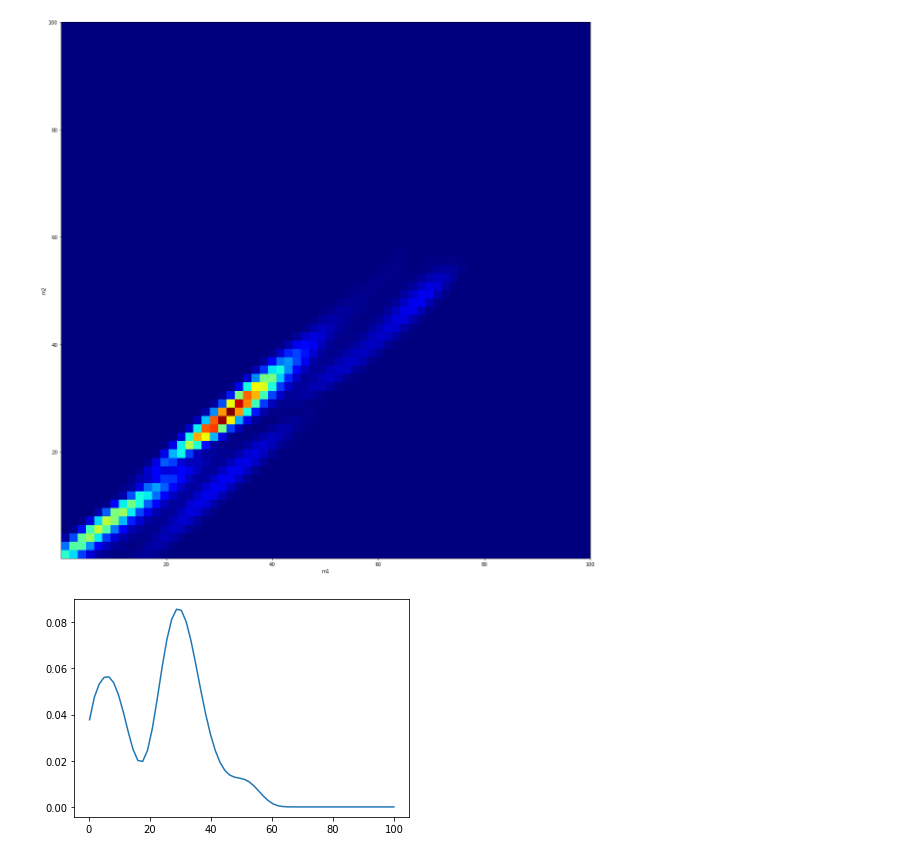
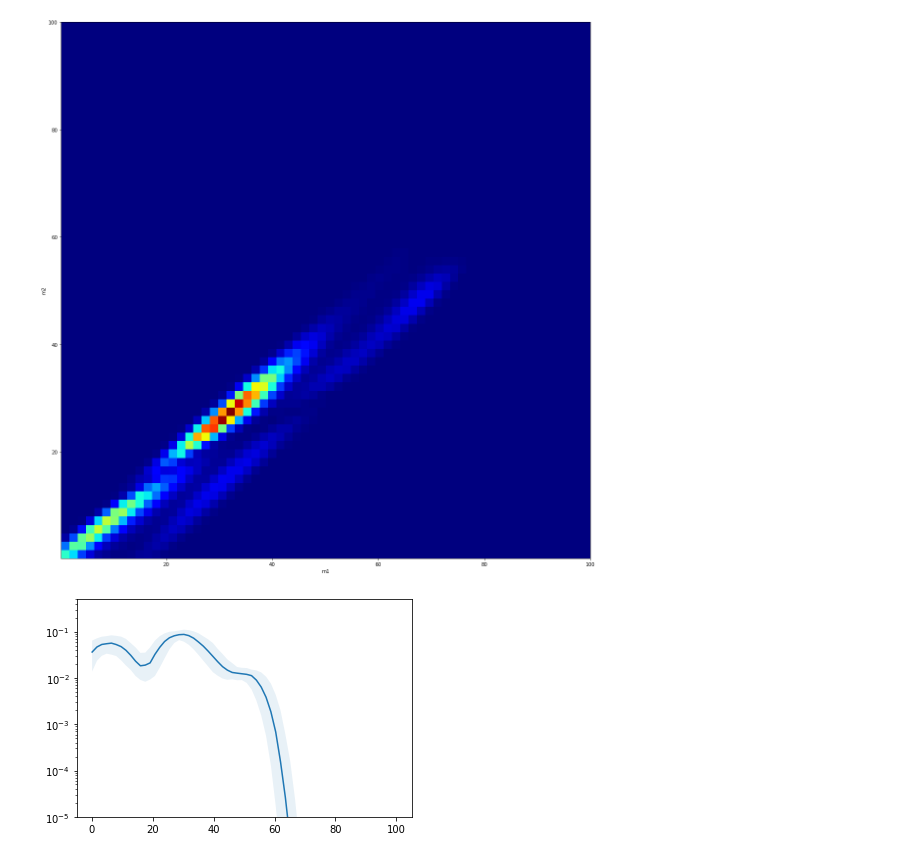
Before and after one commit to DavidRuhe/gw, a Jupyter notebook: src/VI-BNN.ipynb, the cells around one changed output. Cells and saved outputs as stored; diff of their text form; code cells hidden in the pictures.

```diff
--- a/src/VI-BNN.ipynb
+++ b/src/VI-BNN.ipynb
@@ -85,17 +85,22 @@ probs = [model.log_prob(input).exp().view(*resolutions) for _ in range(128)]
 probs = torch.stack(probs)
 # %%
 m1 = probs.sum(dim=(2, 3))
+# %%
+m1 = m1.detach().numpy()
 # %%
-m1_mu = m1.mean(0)
-m1_std = m1.std(0)
+m1_mu = np.median(m1, axis=0)
+m1_005 = np.percentile(m1, 5, axis=0)
+m1_095 = np.percentile(m1, 95, axis=0)
 # %%
 with torch.no_grad():
     plt.xlabel(axes_names[0])  # origin='lower' changes the order
     plt.ylabel(axes_names[1])
     plt.tight_layout()
     plt.close()
     plt.plot(axes[0], m1_mu)
-#     plt.fill_between(axes[0], m1_mu - m1_std, m1_mu + m1_std, alpha=0.1)
+    plt.fill_between(axes[0], m1_005, m1_095, alpha=0.1)
+    plt.yscale('log')
+    plt.ylim((1e-5, 0.5))
     plt.show()
 # %% [output]
-[figure, old version]
+[figure, new version]
```
Also changed, not shown: parts of 1 cell of this notebook, 11 other files.
